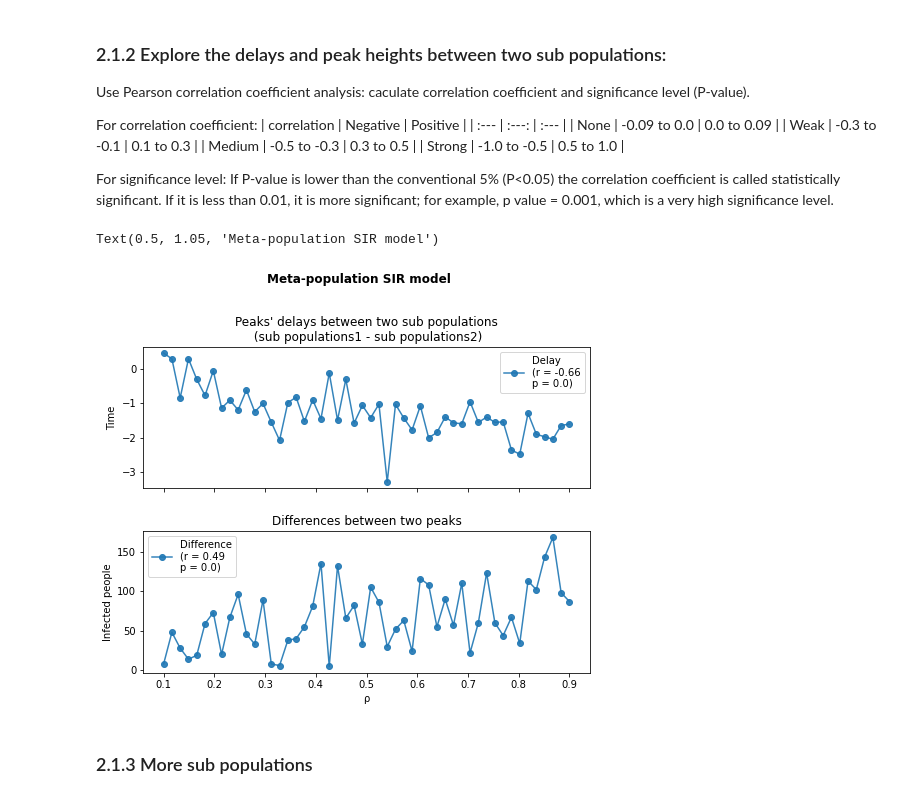
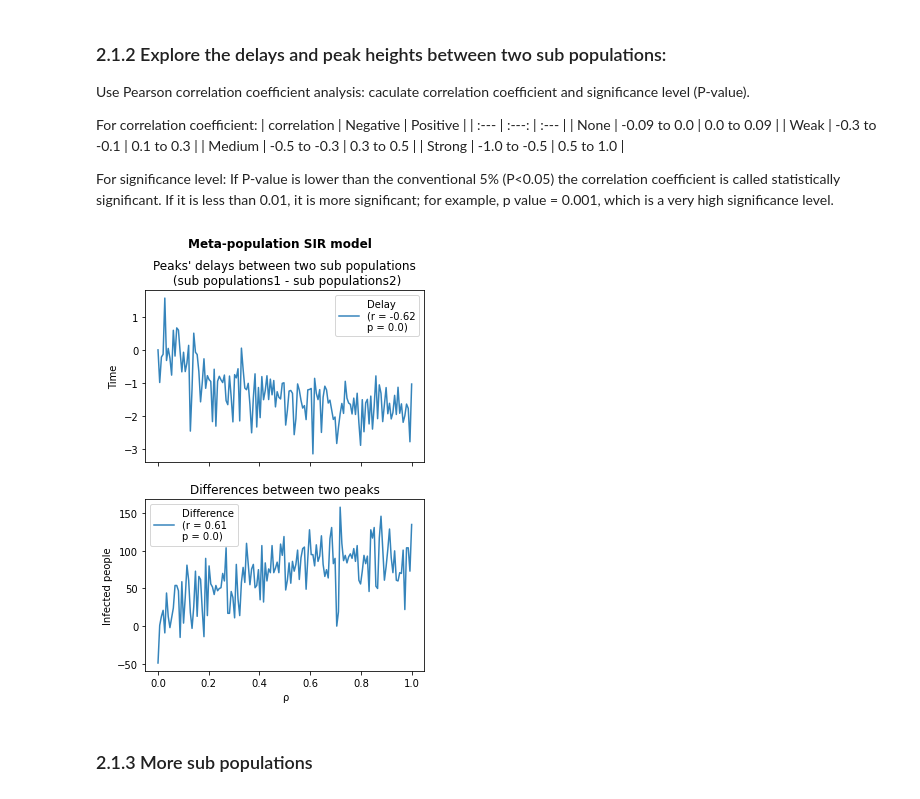
Before and after one commit to 2211064636/Introduction_to_Computational_Science, a Jupyter notebook: assigment2.ipynb, the cells around one changed output. Saved outputs shown, nothing was run; the diff lists cells and outputs as text; code cells hidden in the pictures.

```diff
--- a/assigment2.ipynb
+++ b/assigment2.ipynb
@@ -376,7 +386,7 @@ plt.show()
 ### 1.3.2 Extinctions
 # %%
 # Set the initial values
-S0_list = np.arange(300,1500,200)
+S0_list = np.arange(200,1300,20)
 I0 = 5
 R0_r = 0
 beta = 1.4
@@ -401,7 +411,7 @@ for i in S0_list:
     times_total1.append(times)
 
 # Explore the R0
-beta_list = np.linspace(0.5, 2, 8)
+beta_list = np.linspace(0.4, 3, 30)
 for i in beta_list:
     times = 0
     for j in range(10):
@@ -415,15 +425,16 @@ for i in beta_list:
     times_total2.append(times)
 
 
-fig, ax = plt.subplots(2, 1, figsize = [8, 6])
-ax[0].plot(S0_list, times_total1,'-o')
-ax[1].plot(beta_list, times_total2,'-o')
+fig, ax = plt.subplots(2, 1, figsize = [5, 7])
+ax[0].plot(S0_list, times_total1,'-')
+ax[1].plot([i/gamma for i in beta_list], times_total2,'-')
 fig.subplots_adjust(hspace = 0.7, wspace = 0.2)
 ax[0].set_xlabel("Population size")
 ax[0].set_ylabel("Extinction times Per Year")
 ax[0].set_title("Relation between population size and extinction")
+ax[1].set_xlabel("$R_0$")
 ax[1].set_ylabel("Extinction times Per Year")
-ax[1].set_title("Relation between $R\0$ and extinction")
+ax[1].set_title("Relation between $R_0$ and extinction")
 plt.legend()
 plt.savefig('e_8.jpg',dpi=200)
 # plt.show()
@@ -640,44 +666,44 @@ R0 = [0, 0]
 beta = 1.4
 gamma = 0.3
 rho = [[1, 0], [0, 1]]
-rho_list = np.linspace(0.1, 0.9, 50)
+rho_list = np.linspace(0, 1, 150)
 t_stop = 20
 delays = []
 heights = []
 
 # Find the peaks and delays
-fig,ax = plt.subplots(nrows = 2,ncols = 1,sharex=True,figsize=(8,6))
+fig,ax = plt.subplots(nrows = 2,ncols = 1,sharex=True,figsize=(5,7))
 for i in range(len(rho_list)):
     rho[0][1] = rho_list[i]
     results = SIR_meta(S0, I0, R0, beta, gamma, rho, t_stop).events()
     peak1_index = results[2][0].index(max(results[2][0]))
     peak2_index = results[2][1].index(max(results[2][1]))
     delay = results[0][peak1_index] - results[0][peak2_index]
     height = results[2][0][peak1_index] - results[2][1][peak2_index]
     delays.append(delay)
     heights.append(height)
 
 # Caculate correlation coefficient (r) and significance level (p)
 r1, p1 = stats.pearsonr(rho_list, delays)
 r2, p2 = stats.pearsonr(rho_list, heights)
 
 # Plot data
 ax[0].figsize=(5,4)
 ax[1].figsize=(5,4)
-ax[0].plot(rho_list, delays, '-o', alpha = 0.9, label = 'Delay' + '\n' + '(r = '+ str(round(r1, 2))+'\n'+'p = ' + str(round(p1, 2)) + ')')
-ax[1].plot(rho_list, heights, '-o', alpha = 0.9, label = 'Difference' + '\n' + '(r = '+ str(round(r2, 2))+'\n'+'p = ' + str(round(p2, 2)) + ')')
+ax[0].plot(rho_list, delays, '-', alpha = 0.9, label = 'Delay' + '\n' + '(r = '+ str(round(r1, 2))+'\n'+'p = ' + str(round(p1, 2)) + ')')
+ax[1].plot(rho_list, heights, '-', alpha = 0.9, label = 'Difference' + '\n' + '(r = '+ str(round(r2, 2))+'\n'+'p = ' + str(round(p2, 2)) + ')')
 ax[0].set_title("Peaks' delays between two sub populations" + '\n' + " (" + 'sub populations1 - sub populations2' + ")")
 ax[1].set_title('Differences between two peaks')
 ax[1].set_xlabel(chr(961))
 ax[0].set_ylabel('Time')
 ax[1].set_ylabel('Infected people')
-ax[0].legend(loc = 'upper right')
-ax[1].legend(loc = 'upper left')
-fig.subplots_adjust(hspace = 0.3)
-fig.suptitle('Meta-population SIR model', y= 1.05, weight='bold', fontsize=12)
+ax[0].legend(loc = 'upper right', fontsize = 10)
+ax[1].legend(loc = 'upper left', fontsize = 10)
+fig.subplots_adjust(hspace = 0.22)
+fig.suptitle('Meta-population SIR model', y= 0.985, weight='bold', fontsize=12)
+plt.savefig('m_3.pdf',dpi=200)
 # %% [output]
-Text(0.5, 1.05, 'Meta-population SIR model')
-[figure, old version]
+[figure, new version]
 # %% [markdown]
  ### 2.1.3 More sub populations
 # %%
```
Also changed, not shown: parts of 10 cells of this notebook.
